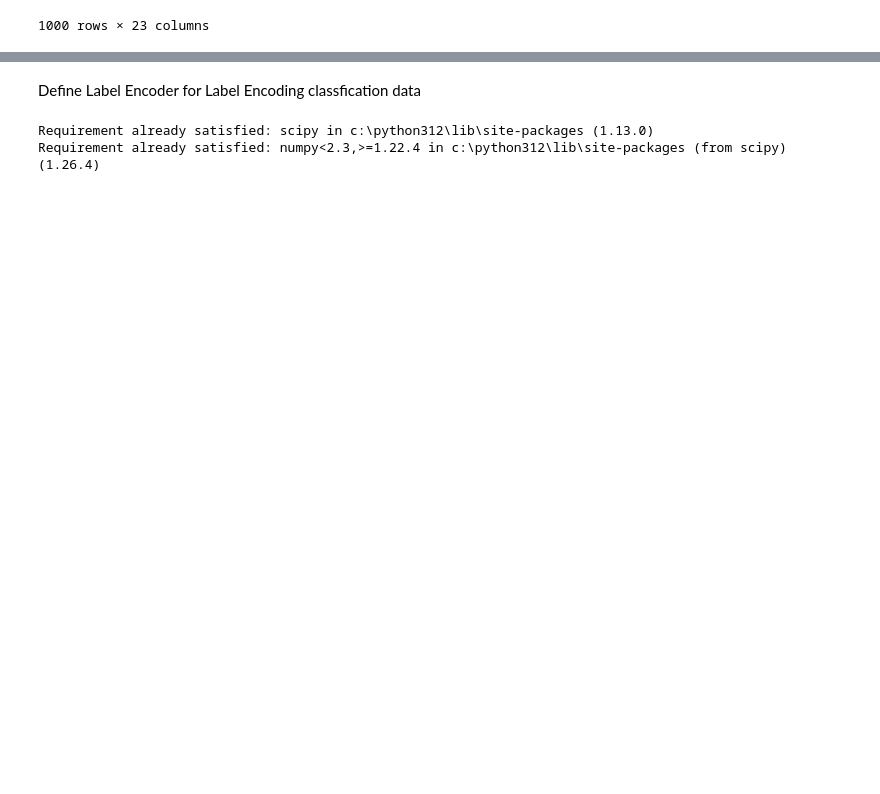
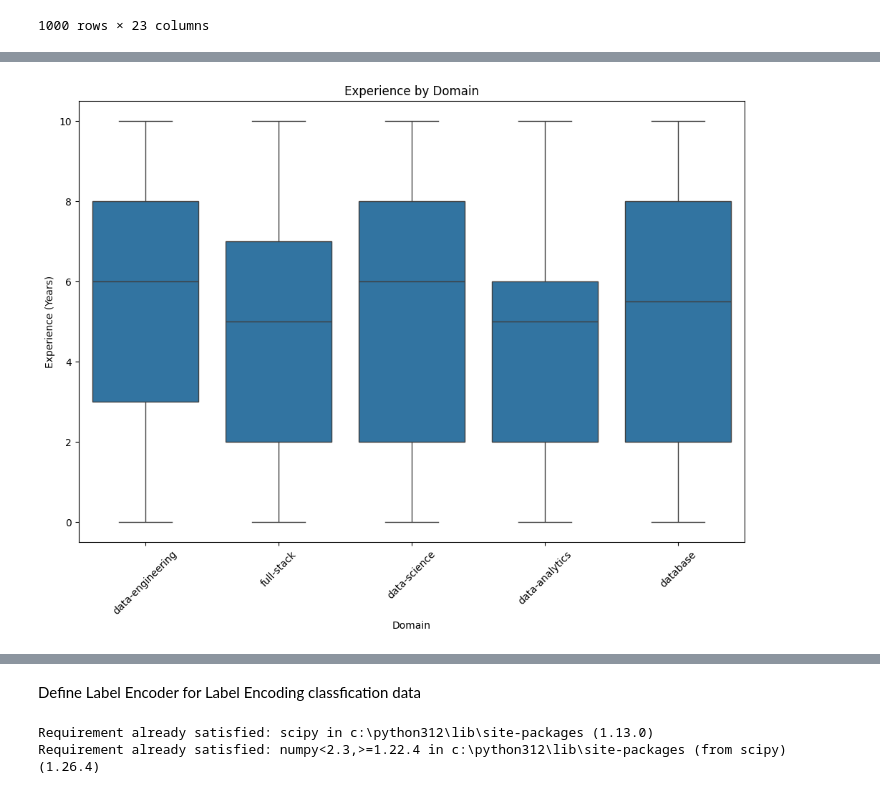
Before and after one commit to sudatra/JMAN-final-project-DSML, a Jupyter notebook: notebook-sg.ipynb, the cells around one changed output, grey strips where cells are left out. Cells and saved outputs as stored; diff of their text form; code cells hidden in the pictures; blank space fills up the shorter version.

```diff
--- a/notebook-sg.ipynb
+++ b/notebook-sg.ipynb
@@ -451,0 +484,13 @@ df_clean
+# %%
+# Boxplot to show the distribution of 'EXPERIENCE' across different 'DOMAIN'
+
+plt.figure(figsize=(12, 8))
+sns.boxplot(x='DOMAIN', y='EXPERIENCE', data=df_clean)
+
+plt.xticks(rotation=45)
+plt.title('Experience by Domain')
+plt.xlabel('Domain')
+plt.ylabel('Experience (Years)')
+plt.show()
+# %% [output]
+[figure, added]
```
Also changed, not shown: parts of 31 cells of this notebook.
